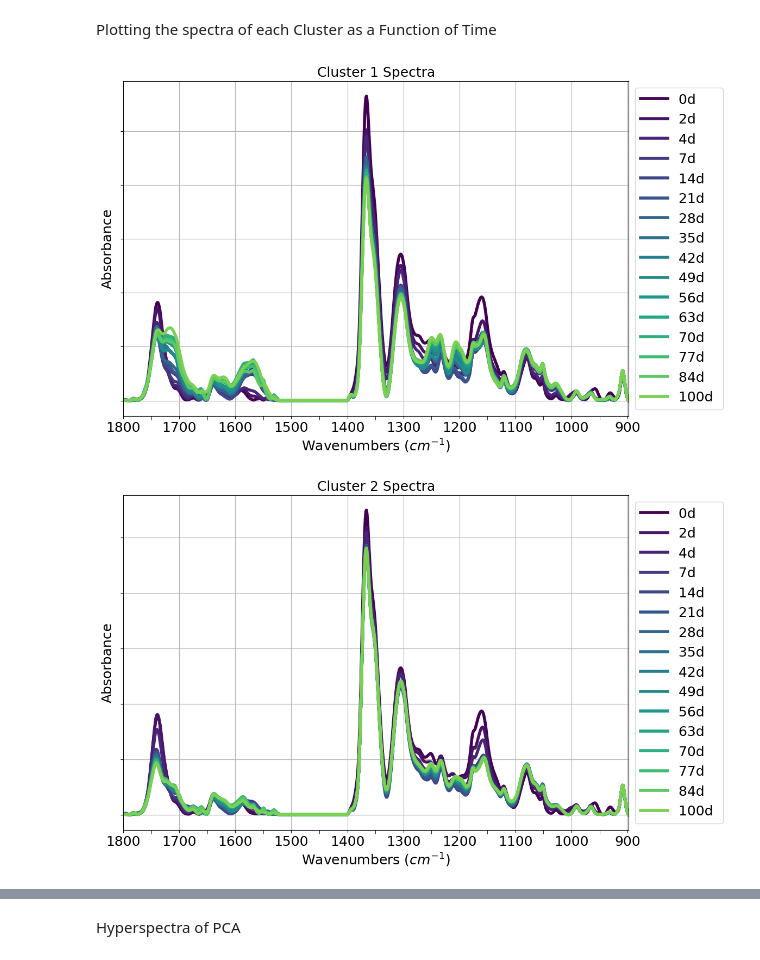
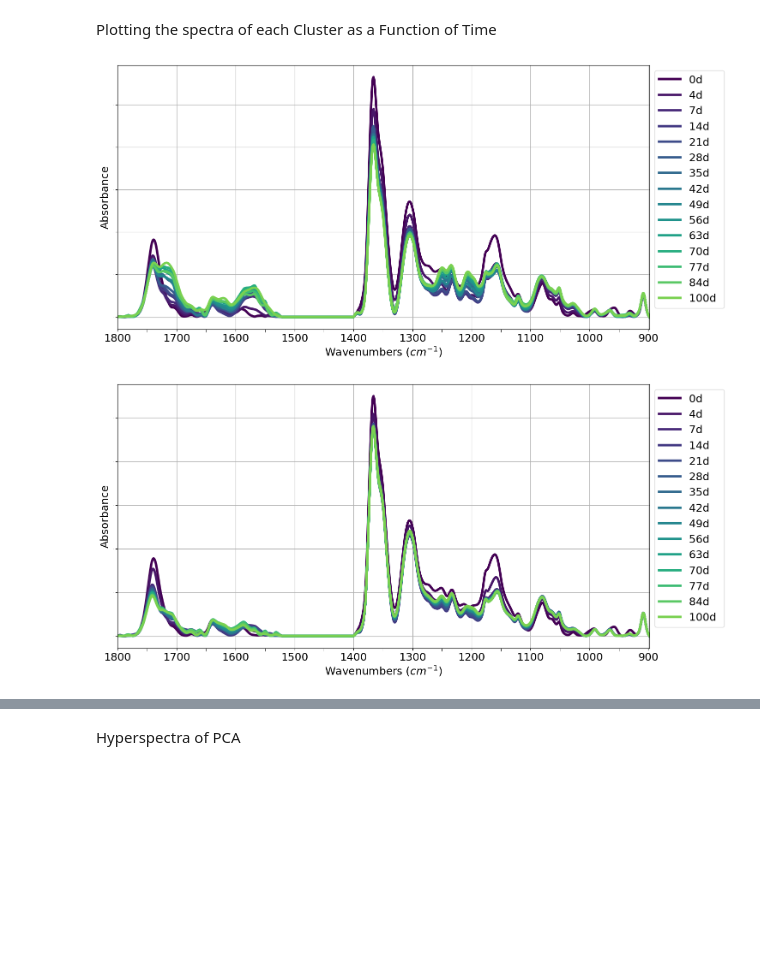
Before and after one commit to Zachery-Evans/DBSCAN_Feature_Extraction, a Jupyter notebook: PCA.ipynb, the cells around one changed output, grey strips where cells are left out. Cells and saved outputs as stored; diff of their text form; code cells hidden in the pictures; blank space fills up the shorter version.

```diff
--- a/PCA.ipynb
+++ b/PCA.ipynb
@@ -50,15 +50,20 @@ if not os.path.exists("C:/Users/Zach/Documents/GitHub/Feature Extraction/KMeans_
         trainingFiles = [file for file in allFiles if file.endswith('.csv') and 'SMP65#010' in file and 'full width' not in file and 'hotspot' not in file]
 
         trainingFiles = sorted(trainingFiles, key=lambda x: int(search(r'(?<= )(.+?)(?=d)', x).group()))
+        """
+        trainingFiles =['SMP65#010 0d 820um.csv', 'SMP65#010 7d 820um.csv', 'SMP65#010 14d 820um.csv', 'SMP65#010 28d 820um.csv',
+                        'SMP65#010 42d 810um.csv', 'SMP65#010 56d 820um.csv', 'SMP65#010 70d 820um.csv', 'SMP65#010 100d 820um.csv']
+        """
 
         print(trainingFiles)
+
         # Read all of the data and place the dataframes into a list
         trainingDataframeList = [pd.read_csv(filepath+file, low_memory=True, skiprows=[1,2]) for file in trainingFiles]
 
         masked_trainingDataframeList = []
 
         for df in trainingDataframeList:
-                _, _, mask_selected, modePosition, areaPE = distribution_Selection(df, '1981.7 - 2095.8', 3)
+                _, _, mask_selected, modePosition, areaPE = distribution_Selection(df, '1981.7 - 2095.8', 8)
                 df[mask_selected] = df[mask_selected].ffill()
                 masked_trainingDataframeList.append(df[mask_selected])
         trainingDataframeList = None # Clear memory
@@ -328,14 +387,14 @@ for key in keys:
 # %% [markdown]
 Plotting the spectra of each Cluster as a Function of Time
 # %%
-fig, ax = plt.subplots(figsize=(12, 8))
+fig, ax = plt.subplots(figsize=(16, 8))
 
 cmap = plt.get_cmap('viridis')
 colors = cmap(np.linspace(0, 0.8, len(cluster1_spectra)))
 
 ax.set_ylabel('Absorbance', fontsize=18)
 ax.set_xlabel(r'Wavenumbers ($cm^{-1}$)', fontsize=18)
-ax.set_title("Cluster 1 Spectra", fontsize=18)
+#ax.set_title("Cluster 1 Spectra", fontsize=18)
 
 for i in range(len(cluster1_spectra)):
         ax.plot(frequencies, cluster1_spectra[i], color=colors[i], linewidth=4)
@@ -345,40 +404,41 @@ ax.tick_params(which='minor', axis='x', length=5)
 ax.xaxis.set_major_locator(ticker.MultipleLocator(100))
 ax.xaxis.set_minor_locator(ticker.MultipleLocator(50))
 ax.legend(labels=[key[:-5] for key in keys],
         fontsize=18, loc='upper right',
-        bbox_to_anchor=(0.7, 0.5, 0.5, 0.5))
+        bbox_to_anchor=(0.65, 0.5, 0.5, 0.5))
 ax.tick_params(axis='y', labelsize=0)
 
 ax.set_xlim(frequencies[-1], frequencies[0])
 ax.grid(True)
+plt.savefig('hotspot_spectra.png', bbox_inches='tight')
 
-
-fig, ax = plt.subplots(figsize=(12, 8))
+fig, ax = plt.subplots(figsize=(16, 8))
 
 cmap = plt.get_cmap('viridis')
 colors = cmap(np.linspace(0, 0.8, len(cluster2_spectra)))
 
 ax.set_ylabel('Absorbance', fontsize=18)
 ax.set_xlabel(r'Wavenumbers ($cm^{-1}$)', fontsize=18)
-ax.set_title("Cluster 2 Spectra", fontsize=18)
+#ax.set_title("Cluster 2 Spectra", fontsize=18)
 
 for i in range(len(cluster2_spectra)):
         ax.plot(frequencies, cluster2_spectra[i], color=colors[i], linewidth=4)
 
 ax.tick_params(which='major', axis='x', labelsize=18)
 ax.tick_params(which='minor', axis='x', length=5)
 ax.xaxis.set_major_locator(ticker.MultipleLocator(100))
 ax.xaxis.set_minor_locator(ticker.MultipleLocator(50))
 ax.legend(labels=[key[:-5] for key in keys],
         fontsize=18, loc='upper right',
-        bbox_to_anchor=(0.7, 0.5, 0.5, 0.5))
+        bbox_to_anchor=(0.65, 0.5, 0.5, 0.5))
 ax.tick_params(axis='y', labelsize=0)
 
 ax.set_xlim(frequencies[-1], frequencies[0])
 ax.grid(True)
+plt.savefig('bulk_spectra.png', bbox_inches='tight')
 # %% [output]
-[figure, old version]
+[figure, new version]
-[figure, old version]
+[figure, new version]
 # %%
 from matplotlib.animation import FuncAnimation
 """
```
Also changed, not shown: parts of 6 cells of this notebook, 8 other files.
